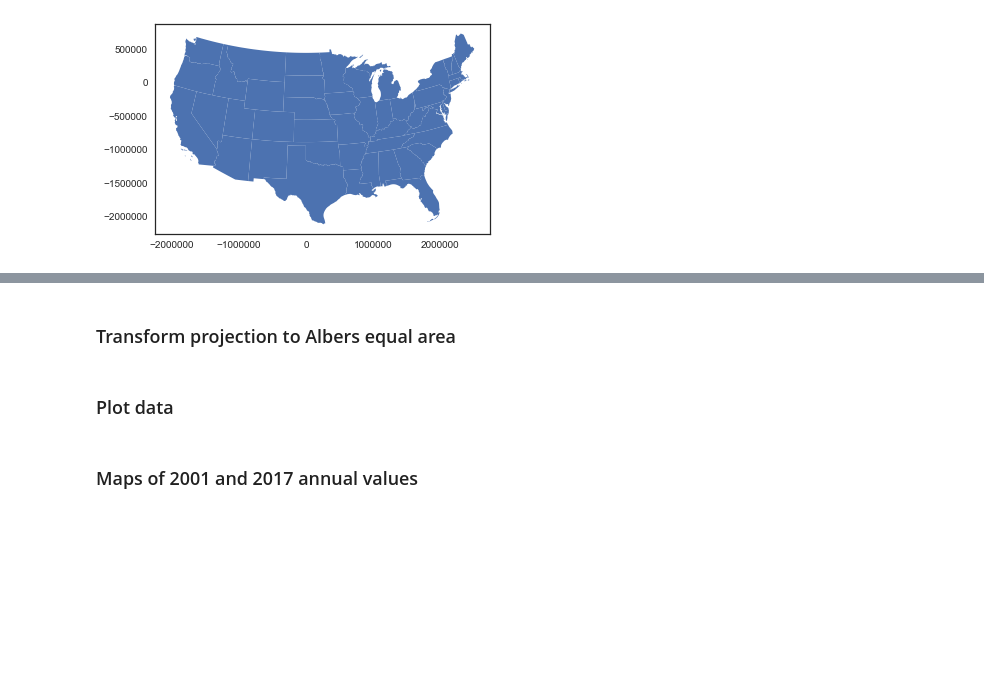
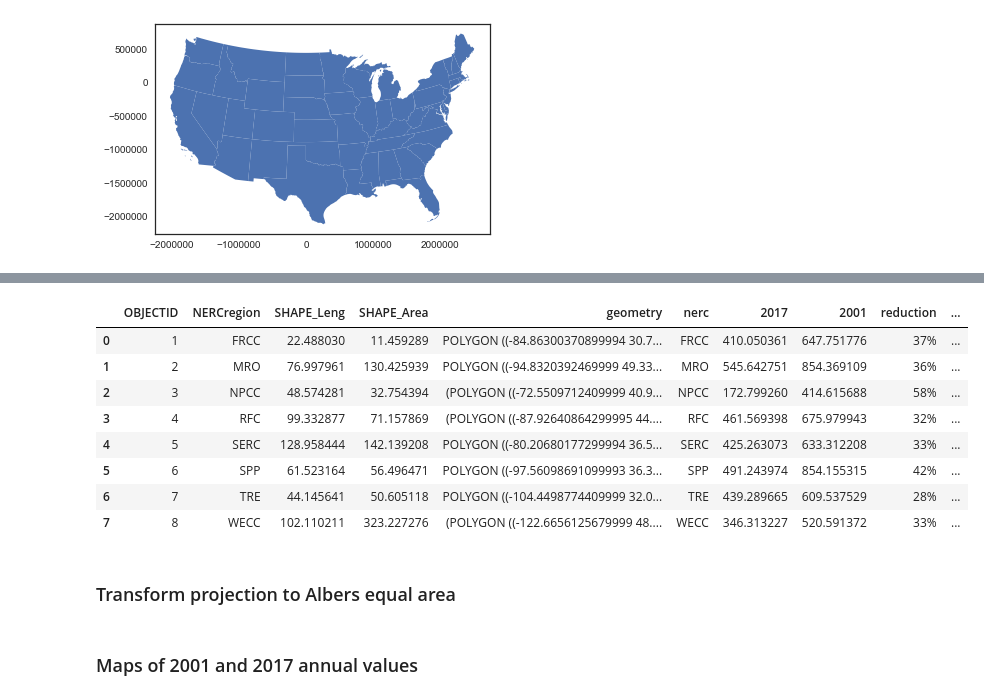
Before and after one commit to gschivley/carbon-index, a Jupyter notebook: Notebooks/NERC maps.ipynb, the cells around one changed output, grey strips where cells are left out. Drawn from its saved outputs; the diff is of its cells as text; code cells hidden in the pictures; blank space fills up the shorter version.

```diff
--- a/Notebooks/NERC maps.ipynb
+++ b/Notebooks/NERC maps.ipynb
@@ -102,7 +130,17 @@ for nerc in regions_nerc['nerc'].unique():
+# %%
+regions_nerc
+# %% [output]
+|  | OBJECTID | NERCregion | SHAPE_Leng | SHAPE_Area | geometry | nerc | 2017 | 2001 | reduction | ... |
+| 0 | 1 | FRCC | 22.488030 | 11.459289 | POLYGON ((-84.86300370899994 30.7... | FRCC | 410.050361 | 647.751776 | 37% | ... |
+| 1 | 2 | MRO | 76.997961 | 130.425939 | POLYGON ((-94.8320392469999 49.33... | MRO | 545.642751 | 854.369109 | 36% | ... |
+| 2 | 3 | NPCC | 48.574281 | 32.754394 | (POLYGON ((-72.5509712409999 40.9... | NPCC | 172.799260 | 414.615688 | 58% | ... |
+| 3 | 4 | RFC | 99.332877 | 71.157869 | (POLYGON ((-87.92640864299995 44.... | RFC | 461.569398 | 675.979943 | 32% | ... |
+| 4 | 5 | SERC | 128.958444 | 142.139208 | POLYGON ((-80.20680177299994 36.5... | SERC | 425.263073 | 633.312208 | 33% | ... |
+| 5 | 6 | SPP | 61.523164 | 56.496471 | POLYGON ((-97.56098691099993 36.3... | SPP | 491.243974 | 854.155315 | 42% | ... |
+| 6 | 7 | TRE | 44.145641 | 50.605118 | POLYGON ((-104.4498774409999 32.0... | TRE | 439.289665 | 609.537529 | 28% | ... |
+| 7 | 8 | WECC | 102.110211 | 323.227276 | (POLYGON ((-122.6656125679999 48.... | WECC | 346.313227 | 520.591372 | 33% | ... |
 # %% [markdown]
 ### Transform projection to Albers equal area
 # %%
 regions_albers = regions_nerc.to_crs(epsg=2163)
 states_albers = states.to_crs(epsg=2163)
-# %% [markdown]
-### Plot data
```
Also changed, not shown: parts of 14 cells of this notebook.
